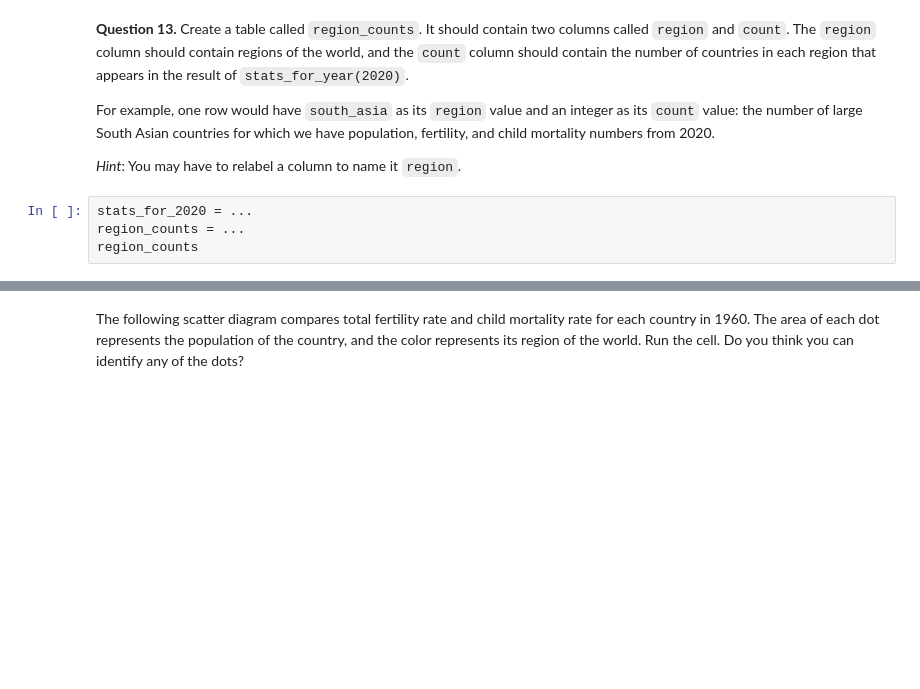
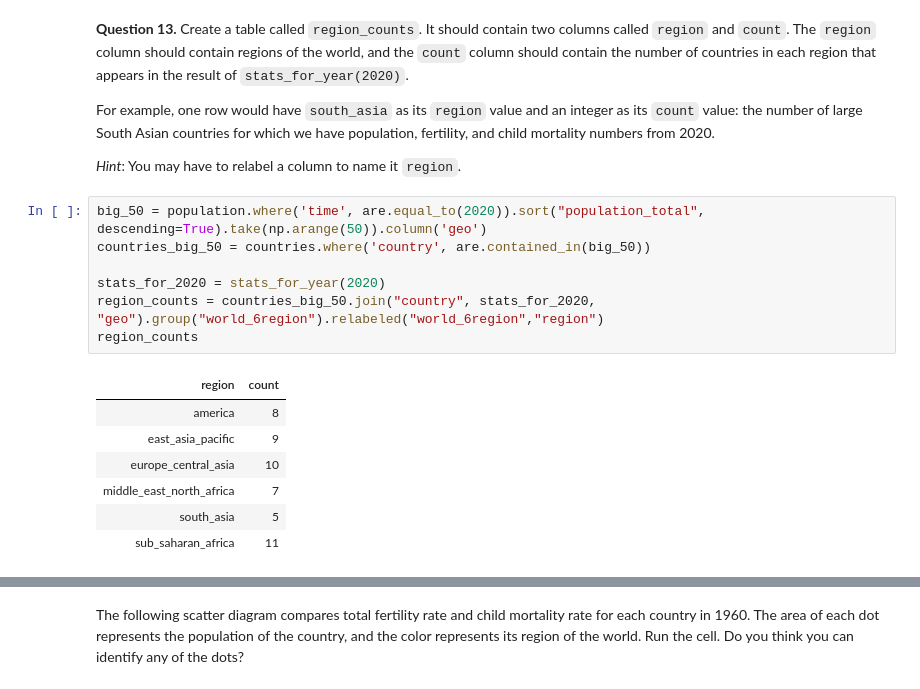
Before and after one commit to fraserr1991/materials-fds, a Jupyter notebook: project/project1/project1.ipynb, the cells around one changed output, grey strips where cells are left out. Cells and saved outputs as stored; diff of their text form; blank space fills up the shorter version.

```diff
--- a/project/project1/project1.ipynb
+++ b/project/project1/project1.ipynb
@@ -505,8 +522,19 @@ For example, one row would have `south_asia` as its `region` value and an intege
 
 *Hint*: You may have to relabel a column to name it `region`.
 # %%
-stats_for_2020 = ...
-region_counts = ...
+big_50 = population.where('time', are.equal_to(2020)).sort("population_total", descending=True).take(np.arange(50)).column('geo')
+countries_big_50 = countries.where('country', are.contained_in(big_50))
+
+stats_for_2020 = stats_for_year(2020)
+region_counts = countries_big_50.join("country", stats_for_2020, "geo").group("world_6region").relabeled("world_6region","region")
 region_counts
+# %% [output]
+| region | count |
+| america | 8 |
+| east_asia_pacific | 9 |
+| europe_central_asia | 10 |
+| middle_east_north_africa | 7 |
+| south_asia | 5 |
+| sub_saharan_africa | 11 |
 # %%
 grader.check("q1_13")
```
Also changed, not shown: parts of 13 cells of this notebook, 4 other files.
